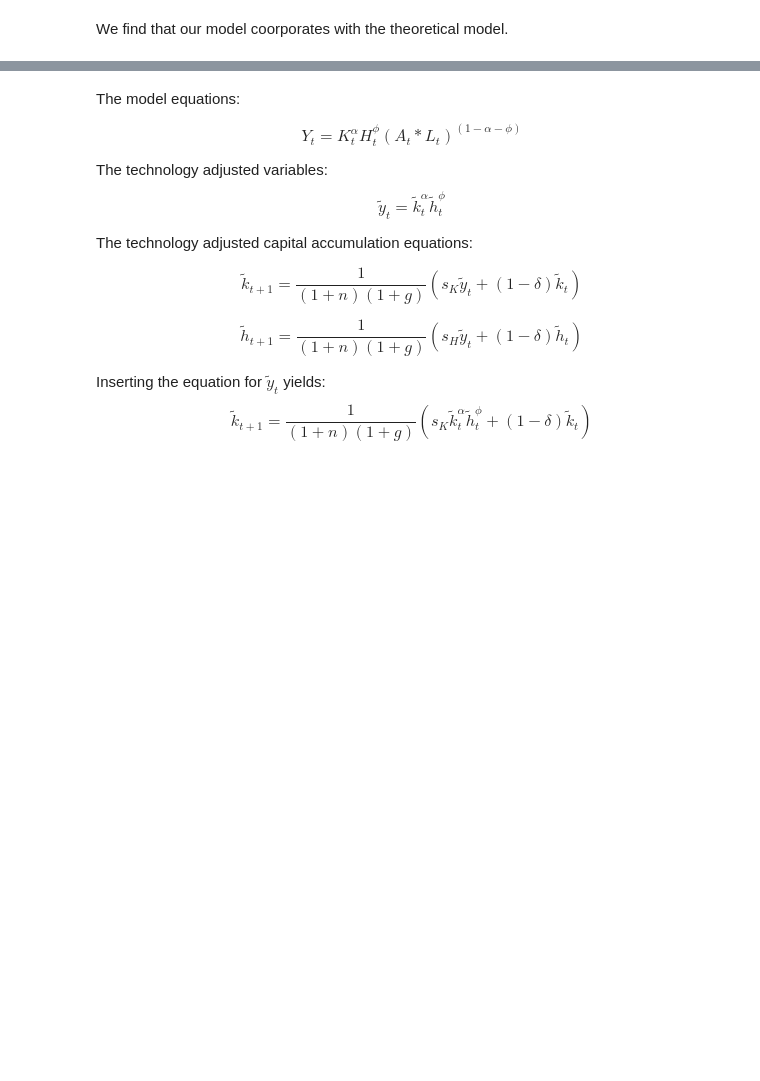
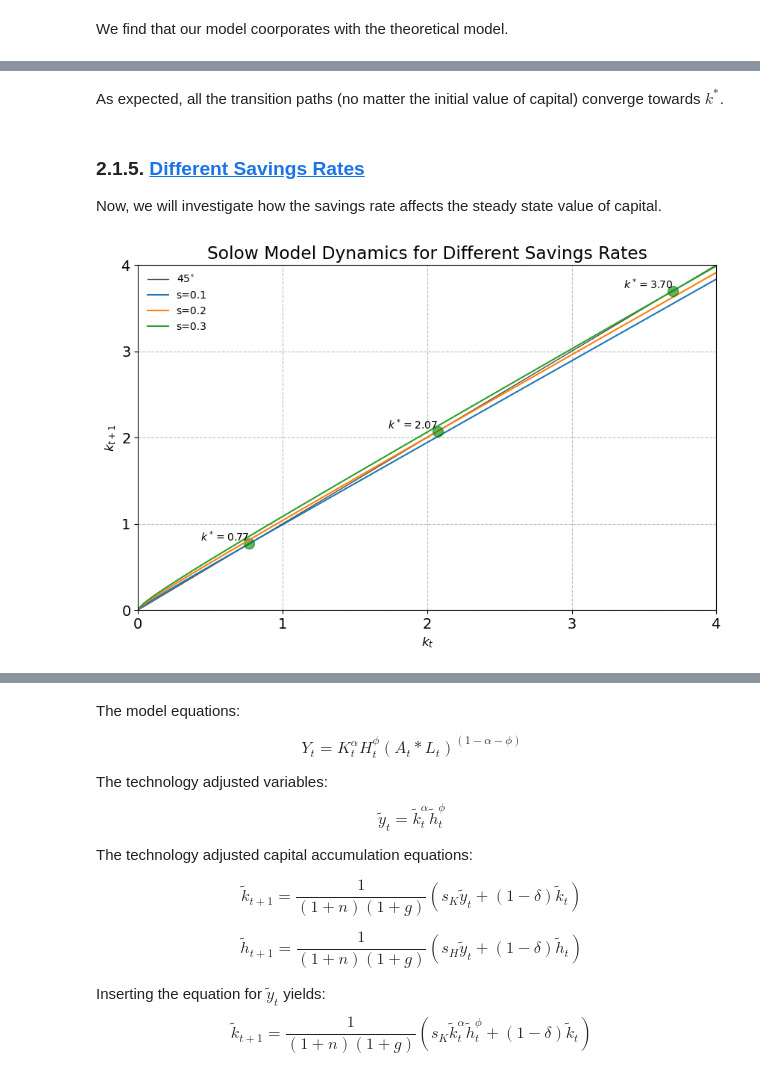
Before and after one commit to NumEconCopenhagen/projects-2024-agnete-og-andrea, a Jupyter notebook: modelproject/Solow.ipynb, the cells around one changed output, grey strips where cells are left out. Drawn from its saved outputs; the diff is of its cells as text; code cells hidden in the pictures; blank space fills up the shorter version.

```diff
--- a/modelproject/Solow.ipynb
+++ b/modelproject/Solow.ipynb
@@ -153,0 +264,13 @@ We find that our model coorporates with the theoretical model.
+# %% [markdown]
+As expected, all the transition paths (no matter the initial value of capital) converge towards $k^*$.
+# %% [markdown]
+### 2.1.5. <a id='toc2_1_5_'></a>   [Different Savings Rates](#toc0_)
+
+
+Now, we will investigate how the savings rate affects the steady state value of capital.
+# %%
+# Plot combined effects for different savings rates
+savings_rates = [0.1, 0.2, 0.3]
+TechModel.plot_combined(savings_rates)
+# %% [output]
+[figure, added]
```
Also changed, not shown: parts of 37 cells of this notebook, 1 other file.
